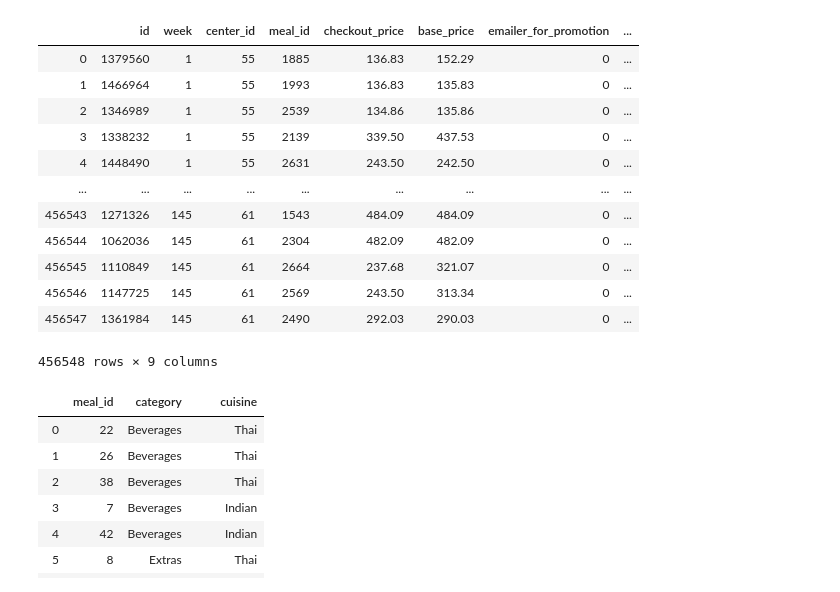
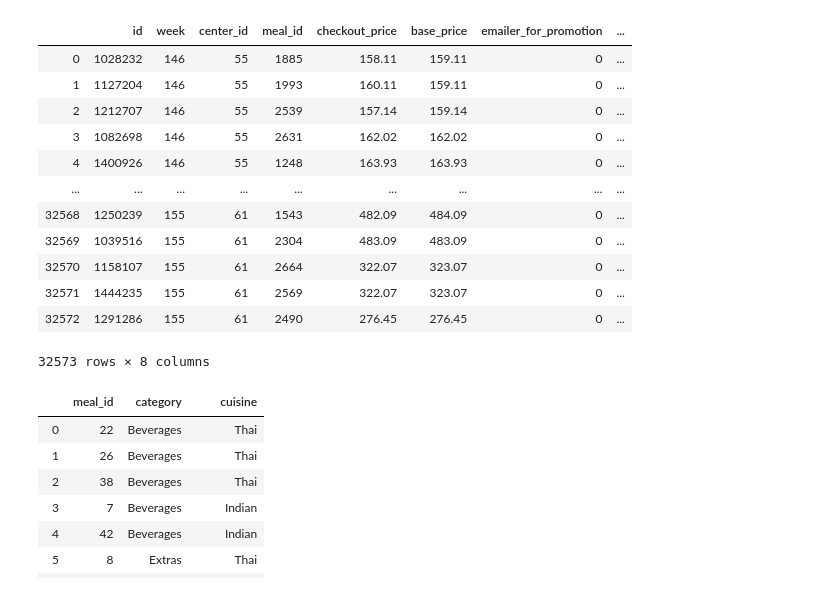
Before and after one commit to jaydbendre/Data-Mining-And-Buisness-Intelligence-Semester-6, a Jupyter notebook: Experiment4/train.ipynb, the cells around one changed output. Drawn from its saved outputs; the diff is of its cells as text; code cells hidden in the pictures.

```diff
--- a/Experiment4/train.ipynb
+++ b/Experiment4/train.ipynb
@@ -7,25 +7,26 @@ from sklearn import preprocessing
 # %%
 # train_dataset = pd.DataFrame(pd.read_csv("Datasets/train/train.csv",skiprows=lambda i: i > 0 and random.random() > 0.001))
 train_dataset = pd.DataFrame(pd.read_csv("Datasets/train/train.csv"))
+test_dataset = pd.DataFrame(pd.read_csv("Datasets/test/test.csv"))
 meal_dataset = pd.DataFrame(pd.read_csv("Datasets/train/meal_info.csv"))
 center_dataset = pd.DataFrame(pd.read_csv("Datasets/train/fulfilment_center_info.csv"))
 # train_dataset["category"]=np.nan
 # train_dataset["cuisine"]=np.nan
-train_dataset
+test_dataset
 # %% [output]
 |  | id | week | center_id | meal_id | checkout_price | base_price | emailer_for_promotion | ... |
-| 0 | 1379560 | 1 | 55 | 1885 | 136.83 | 152.29 | 0 | ... |
-| 1 | 1466964 | 1 | 55 | 1993 | 136.83 | 135.83 | 0 | ... |
-| 2 | 1346989 | 1 | 55 | 2539 | 134.86 | 135.86 | 0 | ... |
-| 3 | 1338232 | 1 | 55 | 2139 | 339.50 | 437.53 | 0 | ... |
-| 4 | 1448490 | 1 | 55 | 2631 | 243.50 | 242.50 | 0 | ... |
+| 0 | 1028232 | 146 | 55 | 1885 | 158.11 | 159.11 | 0 | ... |
+| 1 | 1127204 | 146 | 55 | 1993 | 160.11 | 159.11 | 0 | ... |
+| 2 | 1212707 | 146 | 55 | 2539 | 157.14 | 159.14 | 0 | ... |
+| 3 | 1082698 | 146 | 55 | 2631 | 162.02 | 162.02 | 0 | ... |
+| 4 | 1400926 | 146 | 55 | 1248 | 163.93 | 163.93 | 0 | ... |
 | ... | ... | ... | ... | ... | ... | ... | ... | ... |
-| 456543 | 1271326 | 145 | 61 | 1543 | 484.09 | 484.09 | 0 | ... |
-| 456544 | 1062036 | 145 | 61 | 2304 | 482.09 | 482.09 | 0 | ... |
-| 456545 | 1110849 | 145 | 61 | 2664 | 237.68 | 321.07 | 0 | ... |
-| 456546 | 1147725 | 145 | 61 | 2569 | 243.50 | 313.34 | 0 | ... |
-| 456547 | 1361984 | 145 | 61 | 2490 | 292.03 | 290.03 | 0 | ... |
+| 32568 | 1250239 | 155 | 61 | 1543 | 482.09 | 484.09 | 0 | ... |
+| 32569 | 1039516 | 155 | 61 | 2304 | 483.09 | 483.09 | 0 | ... |
+| 32570 | 1158107 | 155 | 61 | 2664 | 322.07 | 323.07 | 0 | ... |
+| 32571 | 1444235 | 155 | 61 | 2569 | 322.07 | 323.07 | 0 | ... |
+| 32572 | 1291286 | 155 | 61 | 2490 | 276.45 | 276.45 | 0 | ... |
-456548 rows × 9 columns
+32573 rows × 8 columns
 # %%
 
 # train_dataset["meal_id"] = preprocessing.LabelEncoder().fit_transform(train_dataset["meal_id"])
```
Also changed, not shown: parts of 8 cells of this notebook, 2 other files.
